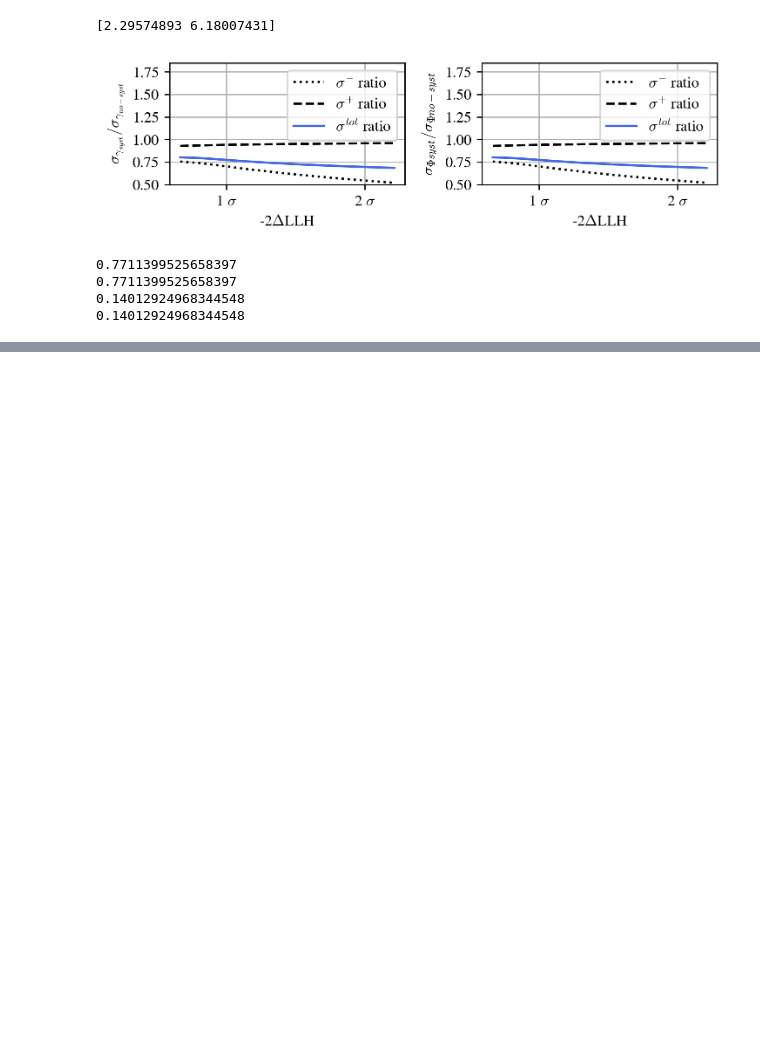
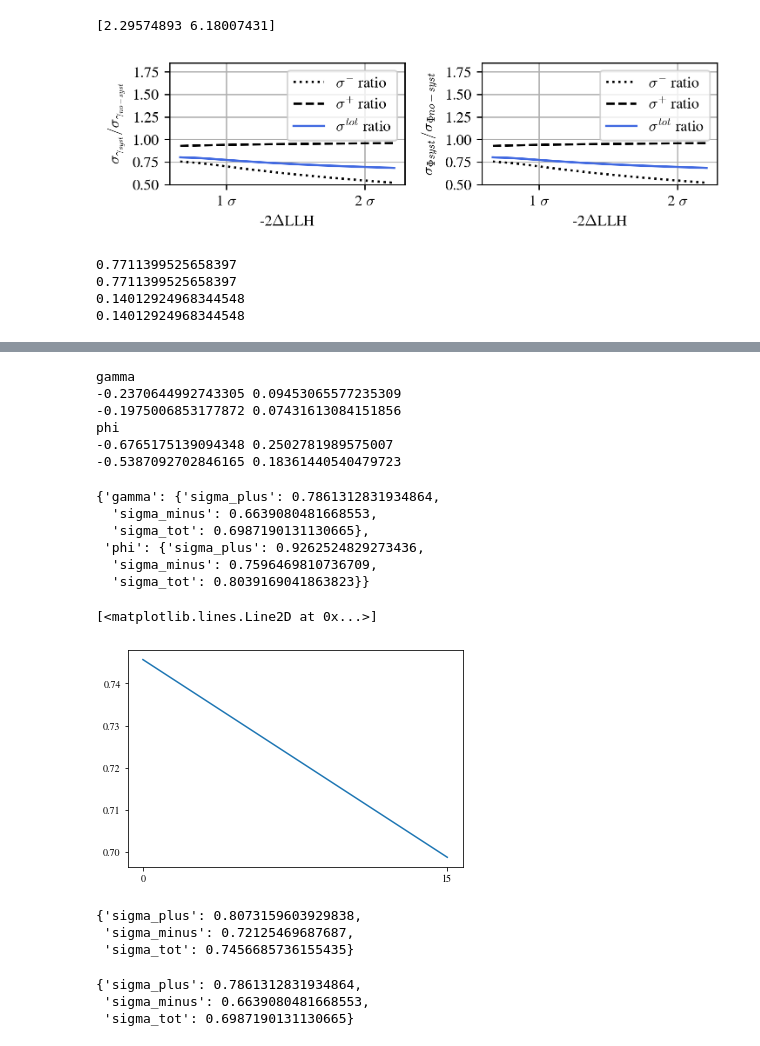
Before and after one commit to philippfuerst9/AachenCombinedEnergy, a Jupyter notebook: analysis/NNMFit_1d_analysis.ipynb, the cells around one changed output, grey strips where cells are left out. Drawn from its saved outputs; the diff is of its cells as text; code cells hidden in the pictures; blank space fills up the shorter version.

```diff
--- a/analysis/NNMFit_1d_analysis.ipynb
+++ b/analysis/NNMFit_1d_analysis.ipynb
@@ -731,0 +765,3 @@ print(np.std(np.hstack((phi_left, phi_right, phi_tot))))
+# %%
+out_0yr_sigmas = get_ratio_per_livetime({"all_syst": ace_meta_results_1d["all_systematics"],
+                 "no_syst": ace_meta_results_1d["no_systematics"]})
@@ -731,0 +789,2 @@ print(np.std(np.hstack((phi_left, phi_right, phi_tot))))
+# %%
+out_5yr_sigmas = get_ratio_per_livetime(year_results["5"])
@@ -731,0 +800,42 @@ print(np.std(np.hstack((phi_left, phi_right, phi_tot))))
+# %%
+out_15yr_sigmas = get_ratio_per_livetime(year_results["15"])
+# %% [output]
+gamma
+-0.2370644992743305 0.09453065577235309
+-0.1975006853177872 0.07431613084151856
+phi
+-0.6765175139094348 0.2502781989575007
+-0.5387092702846165 0.18361440540479723
+# %%
+out_15yr_sigmas
+# %% [output]
+{'gamma': {'sigma_plus': 0.7861312831934864,
+  'sigma_minus': 0.6639080481668553,
+  'sigma_tot': 0.6987190131130665},
+ 'phi': {'sigma_plus': 0.9262524829273436,
+  'sigma_minus': 0.7596469810736709,
+  'sigma_tot': 0.8039169041863823}}
+# %%
+years = ["0","5", "15"]
+sigma_years = {"0": out_0yr_sigmas,
+               "5": out_5yr_sigmas,
+              "15" : out_15yr_sigmas}
+#sigma_years = [out_0yr_sigmas, out_15yr_sigmas]
+# %%
+plt.figure()
+plt.plot(years, [sigma_years["0"]["gamma"]["sigma_tot"], sigma_years["15"]["gamma"]["sigma_tot"]])
+# %% [output]
+[<matplotlib.lines.Line2D at 0x...>]
+[figure, added]
+# %%
+sigma_years["0"]["gamma"]
+# %% [output]
+{'sigma_plus': 0.8073159603929838,
+ 'sigma_minus': 0.72125469687687,
+ 'sigma_tot': 0.7456685736155435}
+# %%
+sigma_years["15"]["gamma"]
+# %% [output]
+{'sigma_plus': 0.7861312831934864,
+ 'sigma_minus': 0.6639080481668553,
+ 'sigma_tot': 0.6987190131130665}
```
Also changed, not shown: parts of 31 cells of this notebook, 1 other file.
